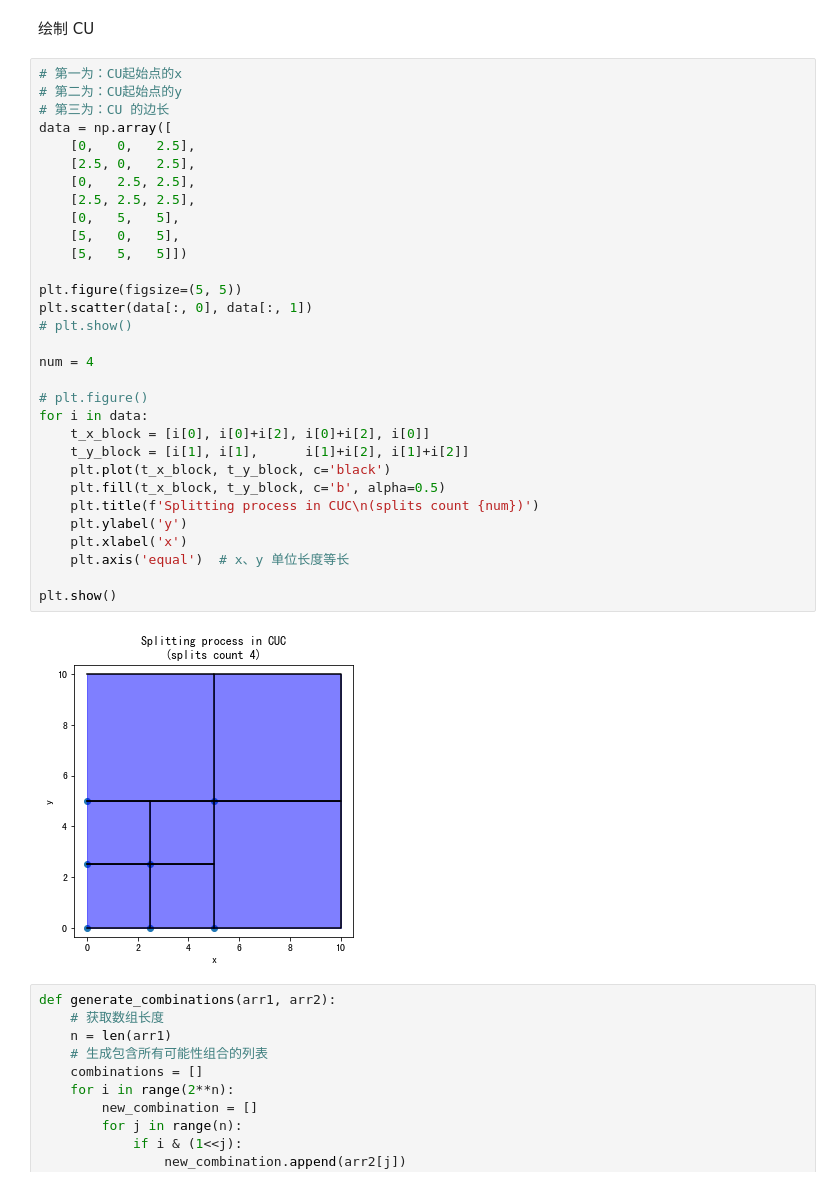
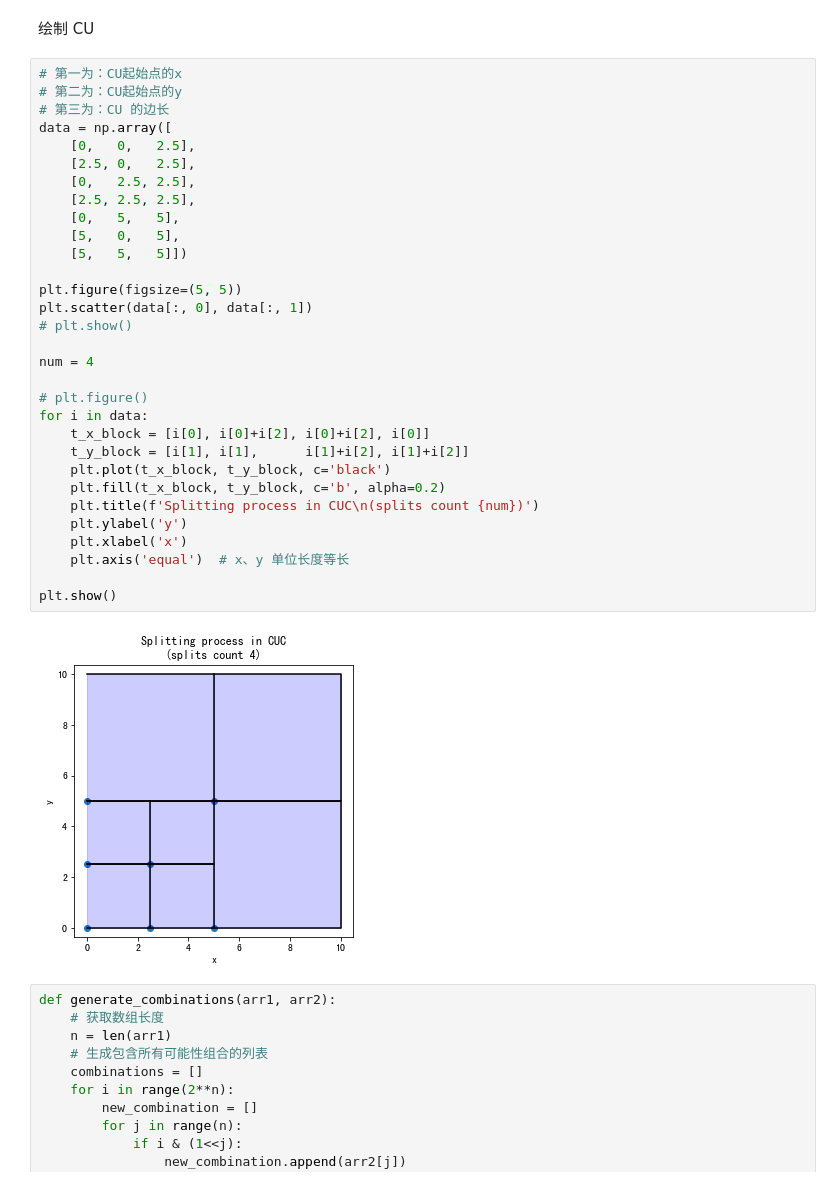
Before and after one commit to NekoSilverFox/CUC, a Jupyter notebook: main.ipynb, the cells around one changed output. Drawn from its saved outputs; the diff is of its cells as text.

```diff
--- a/main.ipynb
+++ b/main.ipynb
@@ -209,35 +239,35 @@ tt['blue'] += 3
 # 第一为：CU起始点的x
 # 第二为：CU起始点的y
 # 第三为：CU 的边长
 data = np.array([
     [0,   0,   2.5],
     [2.5, 0,   2.5],
     [0,   2.5, 2.5],
     [2.5, 2.5, 2.5],
     [0,   5,   5],
     [5,   0,   5],
     [5,   5,   5]])
 
 plt.figure(figsize=(5, 5))
 plt.scatter(data[:, 0], data[:, 1])
 # plt.show()
 
 num = 4
 
 # plt.figure()
 for i in data:
     t_x_block = [i[0], i[0]+i[2], i[0]+i[2], i[0]]
     t_y_block = [i[1], i[1],      i[1]+i[2], i[1]+i[2]]
     plt.plot(t_x_block, t_y_block, c='black')
-    plt.fill(t_x_block, t_y_block, c='b', alpha=0.5)
+    plt.fill(t_x_block, t_y_block, c='b', alpha=0.2)
     plt.title(f'Splitting process in CUC\n(splits count {num})')
     plt.ylabel('y')
     plt.xlabel('x')
     plt.axis('equal')  # x、y 单位长度等长
 
 plt.show()
 # %% [output]
-[figure, old version]
+[figure, new version]
 # %%
 def generate_combinations(arr1, arr2):
     # 获取数组长度
```
Also changed, not shown: parts of 17 cells of this notebook, 2 other files.
